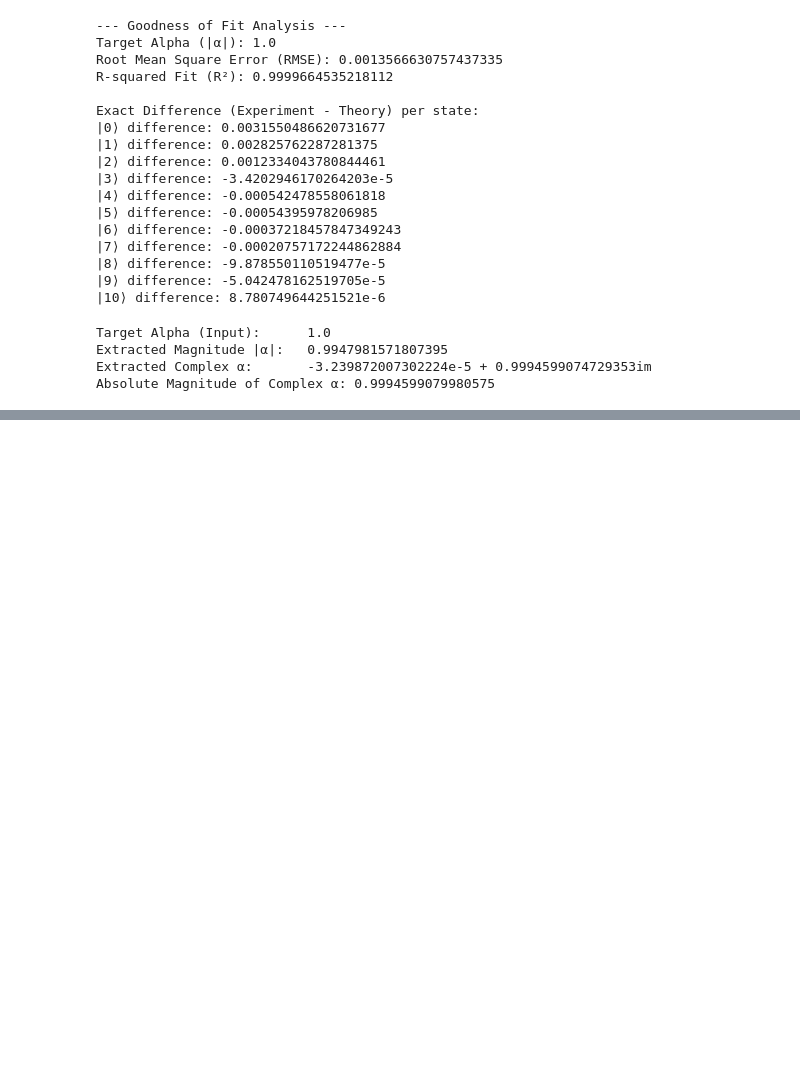
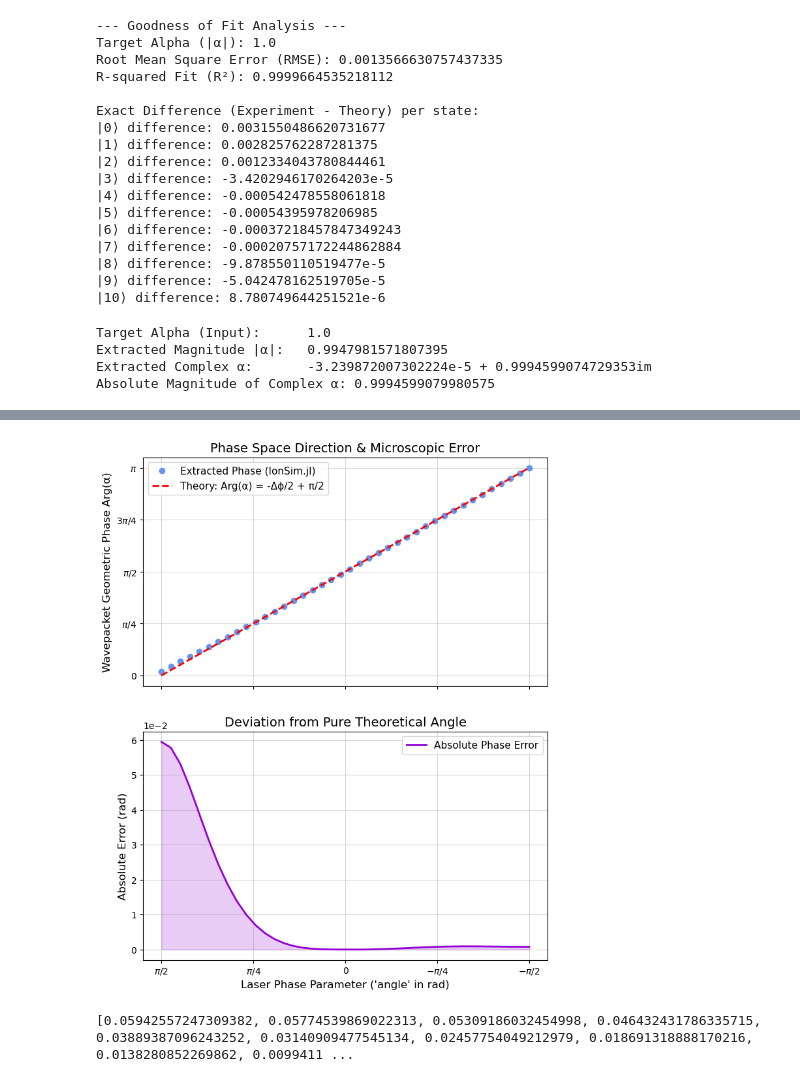
Before and after one commit to park2003/TestSQRLab, a Jupyter notebook: SDF_accuracy_0613.ipynb, the cells around one changed output, grey strips where cells are left out. Cells and saved outputs as stored; diff of their text form; code cells hidden in the pictures; blank space fills up the shorter version.

```diff
--- a/SDF_accuracy_0613.ipynb
+++ b/SDF_accuracy_0613.ipynb
@@ -722,0 +956,74 @@ Absolute Magnitude of Complex α: 0.9994599079980575
+# %%
+
+target_alpha_mag = 1.0
+sim_time = 10.0
+
+input_angles = range(π/2, stop=-π/2, length=40)
+
+extracted_phases = Float64[]
+theoretical_phases = Float64[]
+absolute_phase_errors = Float64[]
+
+println("Sweeping Laser Phase Differences and Calculating Error...")
+
+for ang in input_angles
+    tout, sol = SDF_apply_with_fixed_time(ang, target_alpha_mag, sim_time, false, nothing)
+    final_state = sol[end]
+
+
+    g_amplitudes = final_state.data[1:2:end] .* sqrt(2)
+    c_0 = g_amplitudes[1]
+    c_1 = g_amplitudes[2]
+
+
+    complex_alpha = c_1 / c_0
+    simulated_phase = Base.angle(complex_alpha)
+    push!(extracted_phases, simulated_phase)
+
+    theo_phase = -ang + π/2
+    push!(theoretical_phases, theo_phase)
+
+
+    err = abs(Base.angle(exp(im * (simulated_phase - theo_phase))))
+    push!(absolute_phase_errors, err)
+end
+
+# ---------------------------------------------------------
+# Plotting the Trajectory and the Error
+# ---------------------------------------------------------
+fig, (ax1, ax2) = PyPlot.subplots(2, 1, figsize=(8, 10), sharex=true)
+
+# Top Plot: The Phase Relationship
+ax1.plot(input_angles, extracted_phases, "o", color="cornflowerblue", markersize=6, label="Extracted Phase (IonSim.jl)")
+ax1.plot(input_angles, theoretical_phases, "--", color="red", linewidth=2, label="Theory: Arg(α) = -Δϕ/2 + π/2")
+
+ax1.set_ylabel("Wavepacket Geometric Phase Arg(α)", fontsize=12)
+ax1.set_title("Phase Space Direction & Microscopic Error", fontsize=14)
+
+
+ax1.set_yticks([0, π/4, π/2, 3π/4, π])
+ax1.set_yticklabels(["0", L"\pi/4", L"\pi/2", L"3\pi/4", L"\pi"])
+
+ax1.legend(loc="upper left", fontsize=11)
+ax1.grid(which="major", color="gray", alpha=0.3, linestyle="-")
+
+ax2.plot(input_angles, absolute_phase_errors, color="darkviolet", linewidth=2, label="Absolute Phase Error")
+ax2.fill_between(input_angles, 0, absolute_phase_errors, color="darkviolet", alpha=0.2)
+
+ax2.set_xlabel("Laser Phase Parameter ('angle' in rad)", fontsize=12)
+ax2.set_ylabel("Absolute Error (rad)", fontsize=12)
+ax2.set_title("Deviation from Pure Theoretical Angle", fontsize=14)
+
+ax2.set_xticks([-π/2, -π/4, 0, π/4, π/2])
+ax2.set_xticklabels([L"-\pi/2", L"-\pi/4", "0", L"\pi/4", L"\pi/2"])
+
+ax2.legend(loc="upper right", fontsize=11)
+ax2.grid(which="major", color="gray", alpha=0.3, linestyle="-")
+
+
+ax2.ticklabel_format(style="sci", axis="y", scilimits=(0,0))
+
+ax1.invert_xaxis()
+
+display(fig)
+# %% [output]
@@ -722,0 +1047,5 @@ Absolute Magnitude of Complex α: 0.9994599079980575
+[figure, added]
+# %%
+println(absolute_phase_errors)
+# %% [output]
+[0.05942557247309382, 0.05774539869022313, 0.05309186032454998, 0.046432431786335715, 0.03889387096243252, 0.03140909477545134, 0.02457754049212979, 0.018691318888170216, 0.0138280852269862, 0.0099411 ...
```
Also changed, not shown: parts of 4 cells of this notebook, 3 other files.
